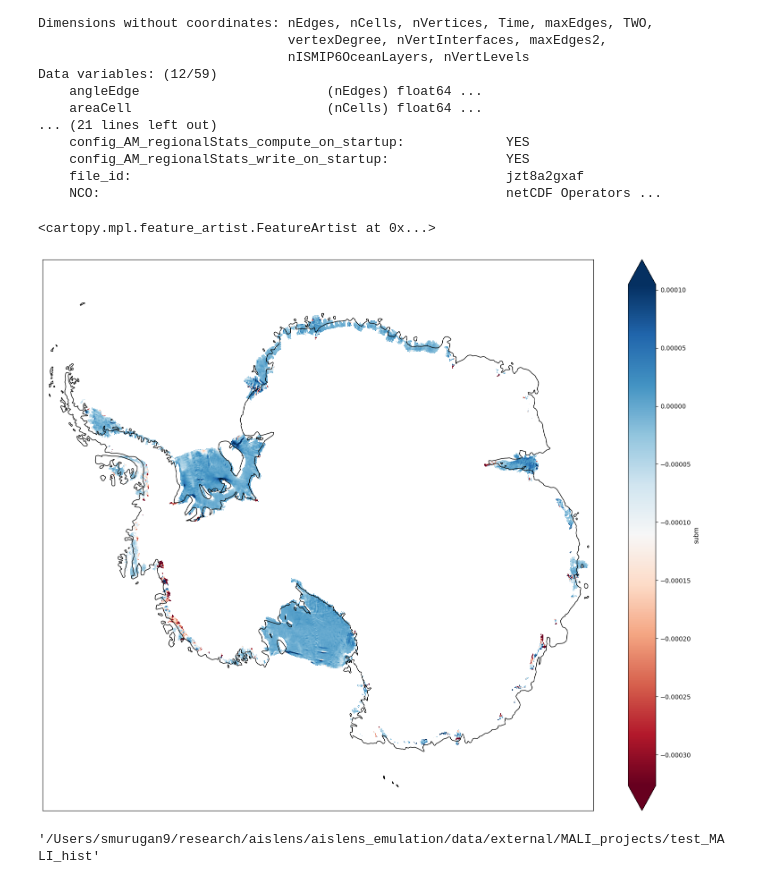
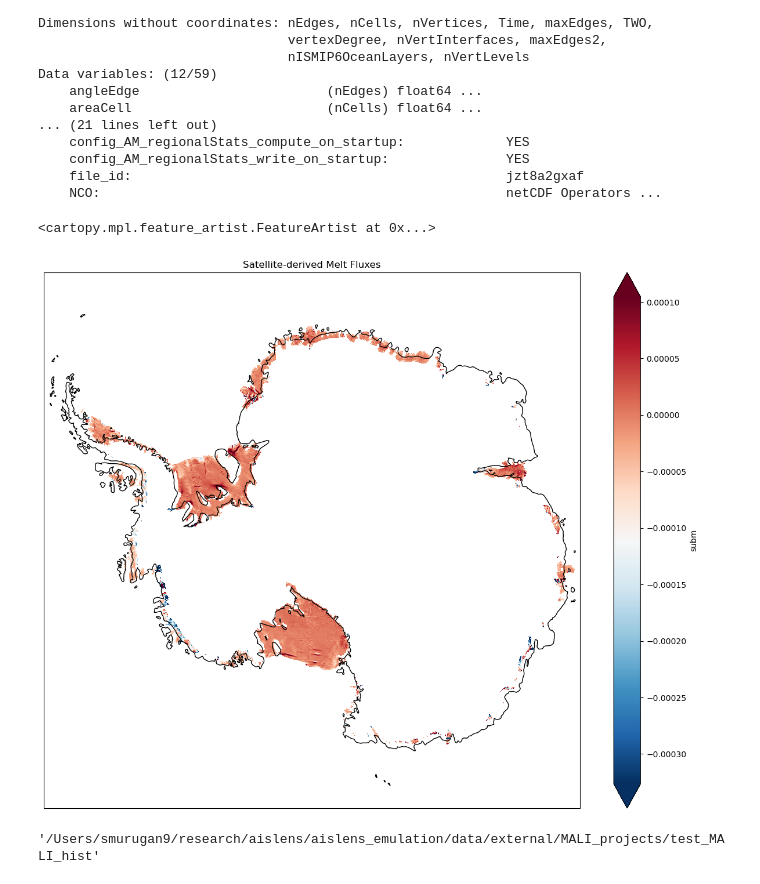
Before and after one commit to mshiv/aislens_emulation, a Jupyter notebook: notebooks/24-sm-interpolate-observations-to-MPASgrid.ipynb, the cells around one changed output. Cells and saved outputs as stored; diff of their text form; code cells hidden in the pictures.

```diff
--- a/notebooks/24-sm-interpolate-observations-to-MPASgrid.ipynb
+++ b/notebooks/24-sm-interpolate-observations-to-MPASgrid.ipynb
@@ -120,10 +123,11 @@ vmax = np.nanquantile(obs_interp_mean_flux.subm[:], 0.99)
 # %%
-fig, ax = plt.subplots(figsize=(20,16),subplot_kw=dict(projection=crs))
-obs_interp_mean_flux.subm.plot(ax=ax, vmin=vmin, vmax=vmax, cmap="RdBu")
+fig, ax = plt.subplots(figsize=(15,12),subplot_kw=dict(projection=crs))
+obs_interp_mean_flux.subm.plot(ax=ax, vmin=vmin, vmax=vmax, cmap="RdBu_r")
+plt.title("Satellite-derived Melt Fluxes")
 ax.coastlines()
 # %% [output]
 <cartopy.mpl.feature_artist.FeatureArtist at 0x...>
-[figure, old version]
+[figure, new version]
 # %%
 obs_interp = xr.open_dataset(inDirName+DIR_basalMeltObs+"obs_interp.nc")
 # %%
```
Also changed, not shown: parts of 1 cell of this notebook, 1 other file.
